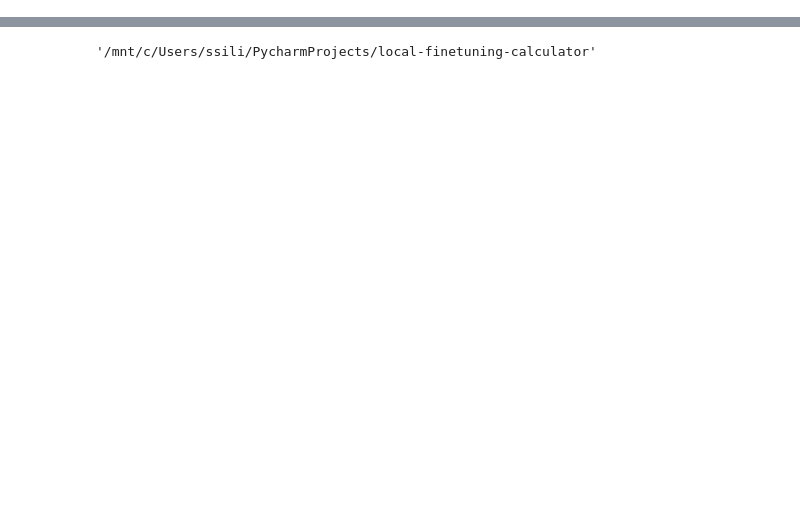
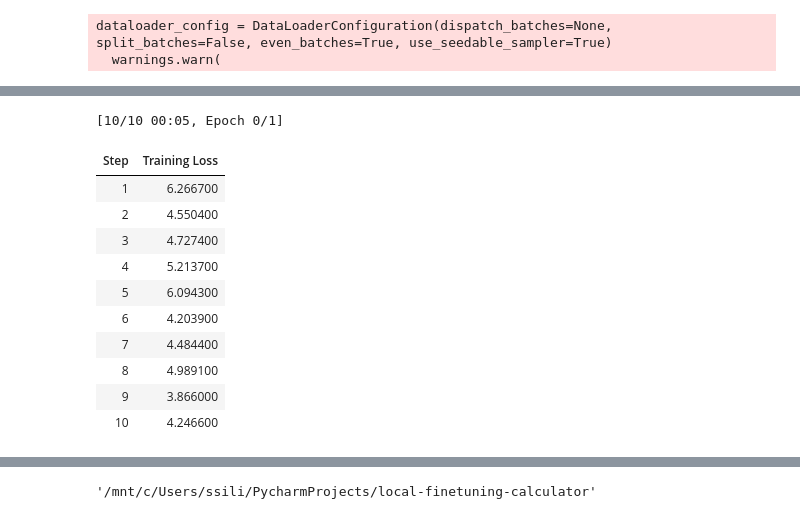
Before and after one commit to BareBeaverBat/local-finetuning-calculator, a Jupyter notebook: gemma_2b_experiments.ipynb, the cells around one changed output, grey strips where cells are left out. Saved outputs shown, nothing was run; the diff lists cells and outputs as text; code cells hidden in the pictures; blank space fills up the shorter version.

Commit message:
a bunch of iteration on training notebook

```diff
--- a/gemma_2b_experiments.ipynb
+++ b/gemma_2b_experiments.ipynb
@@ -84,20 +67,0 @@ fixed_len_eval_dset =  ConstantLengthDataset(tokenizer, eli5_train_test["test"],
-# %%
-trainer = SFTTrainer(
-    model=model,
-    train_dataset=fixed_len_train_dset,
-    eval_dataset=fixed_len_eval_dset,
-    args=TrainingArguments(
-        per_device_train_batch_size=1,
-        # gradient_accumulation_steps=4,#todo don't want to touch this until I understand it
-        warmup_steps=2,
-        max_steps=10,
-        learning_rate=2e-4,
-        fp16=True,
-        logging_steps=1,
-        output_dir="outputs",
-        optim="paged_adamw_32bit"#can try paged_adamw_8bit in absolute worst case
-    ),
-    packing=True,
-    # dataset_text_field="answers.text",
-    peft_config=lora_config
-)
@@ -132,0 +122,46 @@ import os
+# %%
+with torch.profiler.profile(
+        with_modules=True,
+         with_stack=True,
+        profile_memory=True,
+        record_shapes=True
+                            ) as prof:
+    print("start loading model at " + time.strftime("%Y-%m-%d %H:%M:%S", time.localtime()))
+    model : PreTrainedModel = AutoModelForCausalLM.from_pretrained(model_id, quantization_config=bnb_config, device_map="auto")
+    print("finish loading model at " + time.strftime("%Y-%m-%d %H:%M:%S", time.localtime()))
+
+    print("printing modules in model")
+    print(model.modules().__next__())
+    # for module_name in model.modules():# might revisit this if other models besides gemma 2b don't have such a nicely descriptive first model, but unlikely
+    #     print(module_name)
+    #print("summary of model:")
+    #print(summary(model, input_size=(256128, seq_len), device=None, depth=10, col_names=["input_size", "output_size", "num_params", "kernel_size", "trainable"]))
+    # if try torchinfo again, experiment here with input_data=fixed_len_train_dset.dataset or something
+
+    print("start creating trainer at " + time.strftime("%Y-%m-%d %H:%M:%S", time.localtime()))
+    trainer = SFTTrainer(
+        model=model,
+        train_dataset=fixed_len_train_dset,
+        eval_dataset=fixed_len_eval_dset,
+        args=TrainingArguments(
+            per_device_train_batch_size=1,
+            # gradient_accumulation_steps=4,#todo don't want to touch this until I understand it
+            warmup_steps=2,
+            max_steps=10,
+            learning_rate=2e-4,
+            fp16=True,
+            logging_steps=1,
+            output_dir="outputs",
+            optim="paged_adamw_32bit"#can try paged_adamw_8bit in absolute worst case
+        ),
+        packing=True,
+        # dataset_text_field="answers.text",
+        peft_config=lora_config,
+        max_seq_length=seq_len
+    )
+    print("finish creating trainer at " + time.strftime("%Y-%m-%d %H:%M:%S", time.localtime()))
+
+    print("start training at " + time.strftime("%Y-%m-%d %H:%M:%S", time.localtime()))
+    trainer.train()
+    print("finish training at " + time.strftime("%Y-%m-%d %H:%M:%S", time.localtime()))
+# %% [output]
@@ -132,0 +189,2 @@ import os
+dataloader_config = DataLoaderConfiguration(dispatch_batches=None, split_batches=False, even_batches=True, use_seedable_sampler=True)
+  warnings.warn(
@@ -132,0 +193,12 @@ import os
+[10/10 00:05, Epoch 0/1]
+| Step | Training Loss |
+| 1 | 6.266700 |
+| 2 | 4.550400 |
+| 3 | 4.727400 |
+| 4 | 5.213700 |
+| 5 | 6.094300 |
+| 6 | 4.203900 |
+| 7 | 4.484400 |
+| 8 | 4.989100 |
+| 9 | 3.866000 |
+| 10 | 4.246600 |
```
Also changed, not shown: parts of 36 cells of this notebook, 1 other file.
